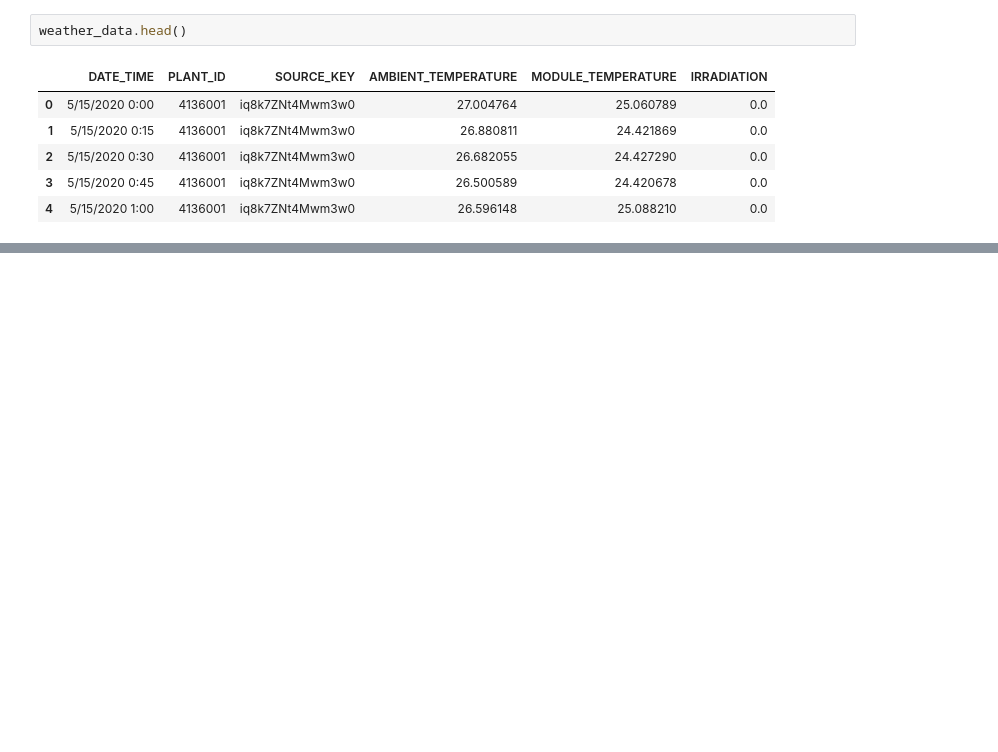
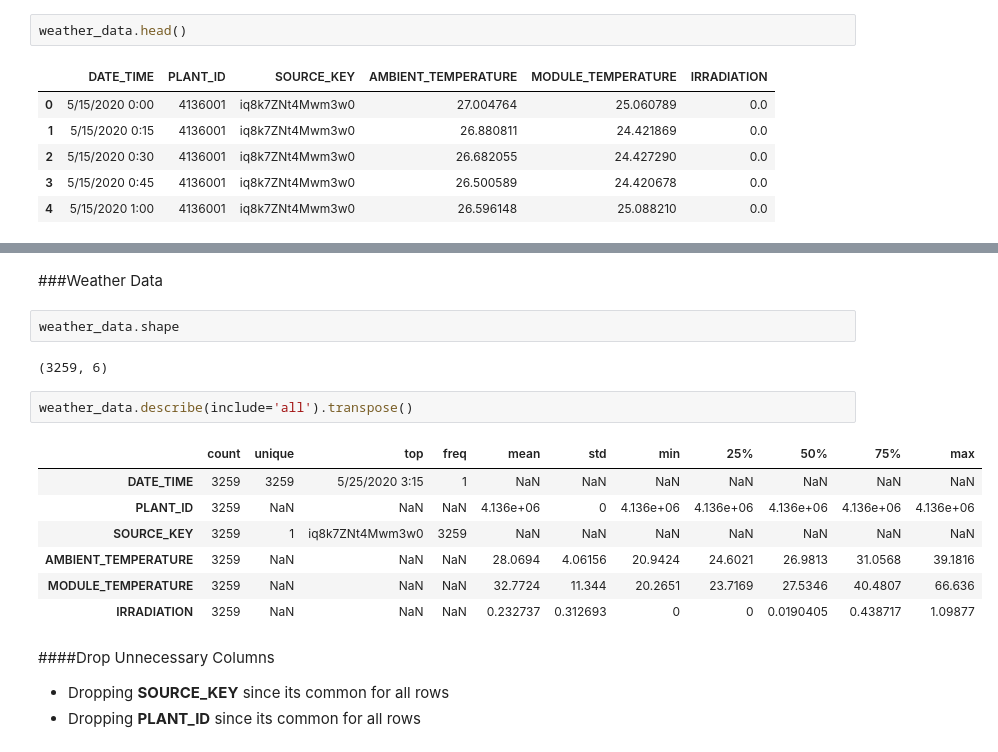
Before and after one commit to pasindu-94/solar-power-prediction, a Jupyter notebook: solar_power_prediction.ipynb, the cells around one changed output, grey strips where cells are left out. Saved outputs shown, nothing was run; the diff lists cells and outputs as text; blank space fills up the shorter version.

```diff
--- a/solar_power_prediction.ipynb
+++ b/solar_power_prediction.ipynb
@@ -36,0 +109,21 @@ weather_data.head()
+# %% [markdown]
+###Weather Data
+# %%
+weather_data.shape
+# %% [output]
+(3259, 6)
+# %%
+weather_data.describe(include='all').transpose()
+# %% [output]
+|  | count | unique | top | freq | mean | std | min | 25% | 50% | 75% | max |
+| DATE_TIME | 3259 | 3259 | 5/25/2020 3:15 | 1 | NaN | NaN | NaN | NaN | NaN | NaN | NaN |
+| PLANT_ID | 3259 | NaN | NaN | NaN | 4.136e+06 | 0 | 4.136e+06 | 4.136e+06 | 4.136e+06 | 4.136e+06 | 4.136e+06 |
+| SOURCE_KEY | 3259 | 1 | iq8k7ZNt4Mwm3w0 | 3259 | NaN | NaN | NaN | NaN | NaN | NaN | NaN |
+| AMBIENT_TEMPERATURE | 3259 | NaN | NaN | NaN | 28.0694 | 4.06156 | 20.9424 | 24.6021 | 26.9813 | 31.0568 | 39.1816 |
+| MODULE_TEMPERATURE | 3259 | NaN | NaN | NaN | 32.7724 | 11.344 | 20.2651 | 23.7169 | 27.5346 | 40.4807 | 66.636 |
+| IRRADIATION | 3259 | NaN | NaN | NaN | 0.232737 | 0.312693 | 0 | 0 | 0.0190405 | 0.438717 | 1.09877 |
+# %% [markdown]
+####Drop Unnecessary Columns
+
+*   Dropping **SOURCE_KEY** since its common for all rows
+*   Dropping **PLANT_ID** since its common for all rows
```
Also changed, not shown: parts of 27 cells of this notebook.
